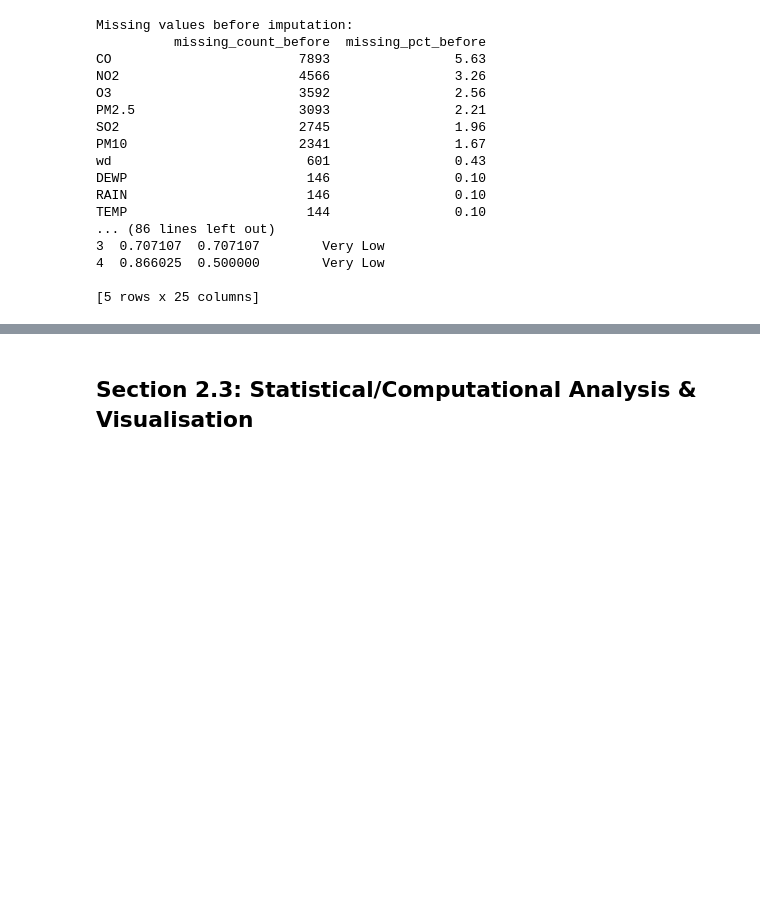
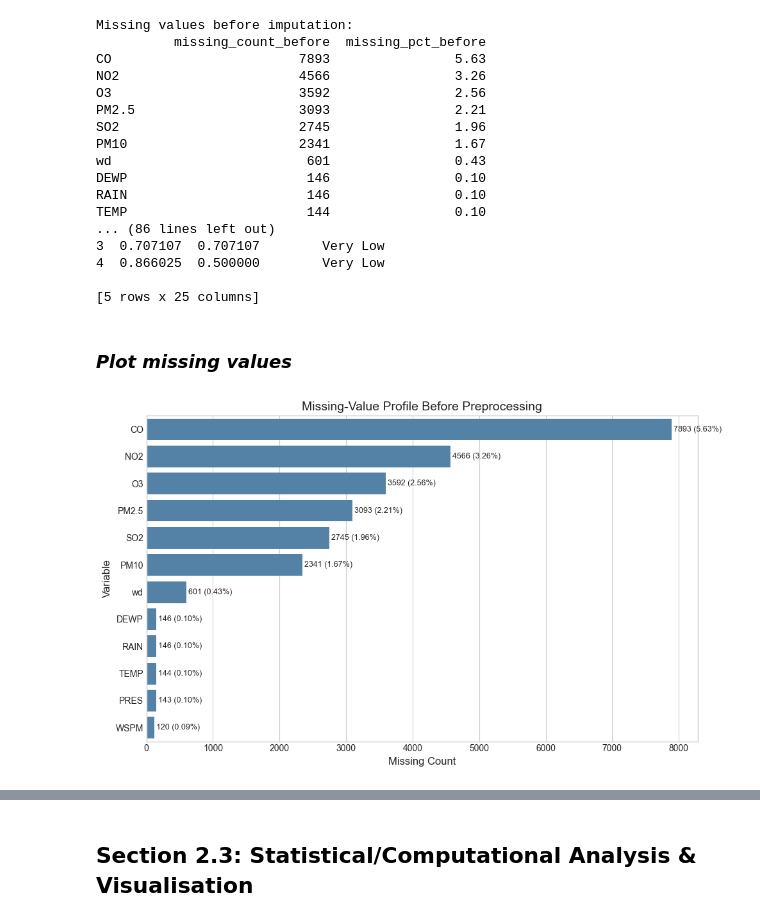
Before and after one commit to agbogunleyefayosope27-gif/CMP7005-PRAC1, a Jupyter notebook: CMP7005.ipynb, the cells around one changed output, grey strips where cells are left out. Cells and saved outputs as stored; diff of their text form; code cells hidden in the pictures; blank space fills up the shorter version.

Commit message:
Saved descriptive stats to CSV & added missing-value bar chart with count and percentage labels

```diff
--- a/CMP7005.ipynb
+++ b/CMP7005.ipynb
@@ -258,3 +258,46 @@ TEMP                       144                0.10
 4  0.866025  0.500000        Very Low
 
 [5 rows x 25 columns]
+# %% [markdown]
+### *Plot missing values*
+# %%
+import matplotlib.pyplot as plt
+import seaborn as sns
+import pandas as pd
+
+plt.style.use("seaborn-v0_8-whitegrid")
+
+missing_plot_df = (
+    missing_before
+    .reset_index()
+    .rename(columns={
+        "index": "Variable",
+        "missing_count_before": "Missing Count",
+        "missing_pct_before": "Missing Percent"
+    })
+    .sort_values("Missing Count", ascending=False)
+)
+
+missing_plot_df = missing_plot_df[missing_plot_df["Missing Count"] > 0].reset_index(drop=True)
+
+plt.figure(figsize=(10, 6))
+ax = sns.barplot(data=missing_plot_df, x="Missing Count", y="Variable", color="steelblue")
+
+ax.set_title("Missing-Value Profile Before Preprocessing", fontsize=14)
+ax.set_xlabel("Missing Count", fontsize=12)
+ax.set_ylabel("Variable", fontsize=12)
+ax.tick_params(axis="both", labelsize=10)
+
+for y_pos, (_, row) in enumerate(missing_plot_df.iterrows()):
+    ax.text(
+        row["Missing Count"] + 30,
+        y_pos,
+        f'{int(row["Missing Count"])} ({row["Missing Percent"]:.2f}%)',
+        va="center",
+        fontsize=9
+    )
+
+plt.tight_layout()
+plt.show()
+# %% [output]
+[figure, added]
```
Also changed, not shown: parts of 4 cells of this notebook.
